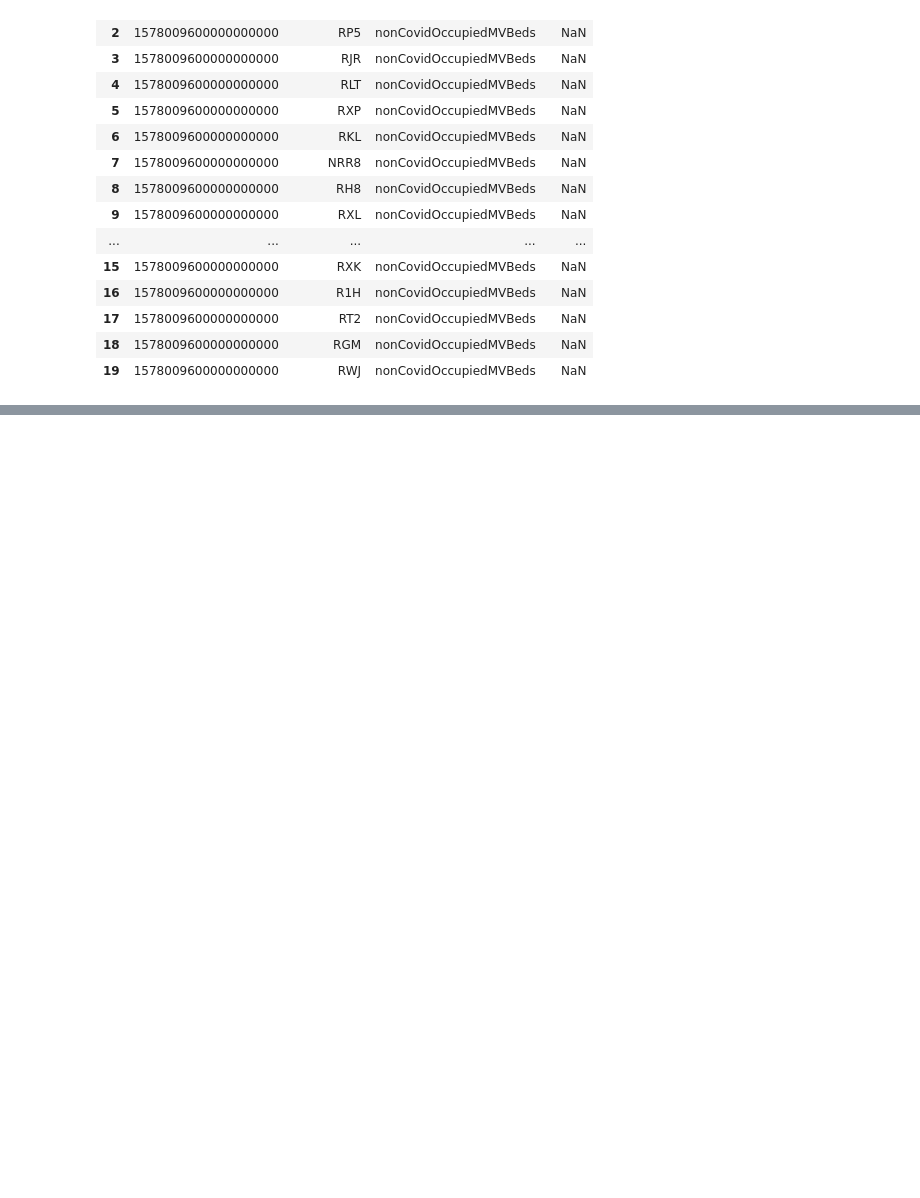
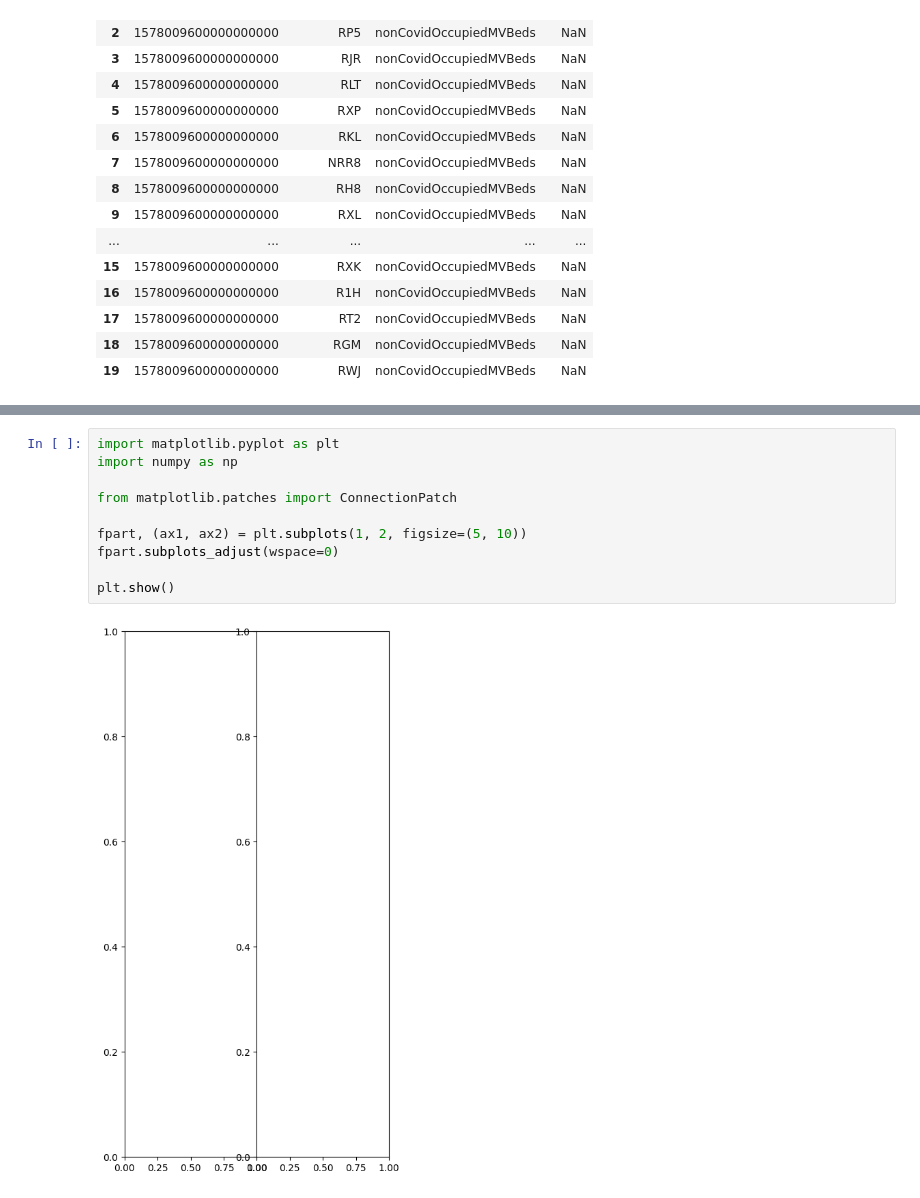
Before and after one commit to DilshadPython/Python, a Jupyter notebook: Data-Science/matplotlib.ipynb, the cells around one changed output, grey strips where cells are left out. Drawn from its saved outputs; the diff is of its cells as text; blank space fills up the shorter version.

```diff
--- a/Data-Science/matplotlib.ipynb
+++ b/Data-Science/matplotlib.ipynb
@@ -279,0 +317,12 @@ readme.head(20)
+# %%
+import matplotlib.pyplot as plt
+import numpy as np
+
+from matplotlib.patches import ConnectionPatch
+
+fpart, (ax1, ax2) = plt.subplots(1, 2, figsize=(5, 10))
+fpart.subplots_adjust(wspace=0)
+
+plt.show()
+# %% [output]
+[figure, added]
```
Also changed, not shown: parts of 11 cells of this notebook, 3 other files.
